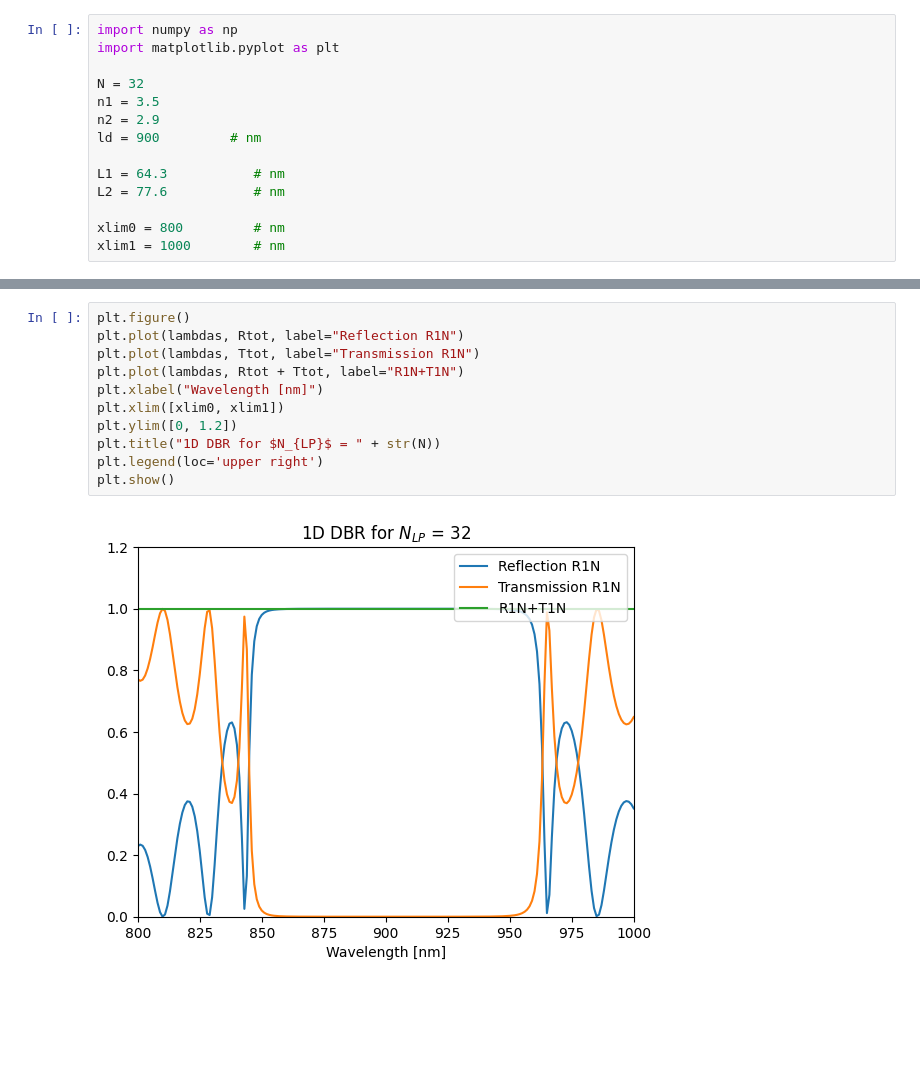
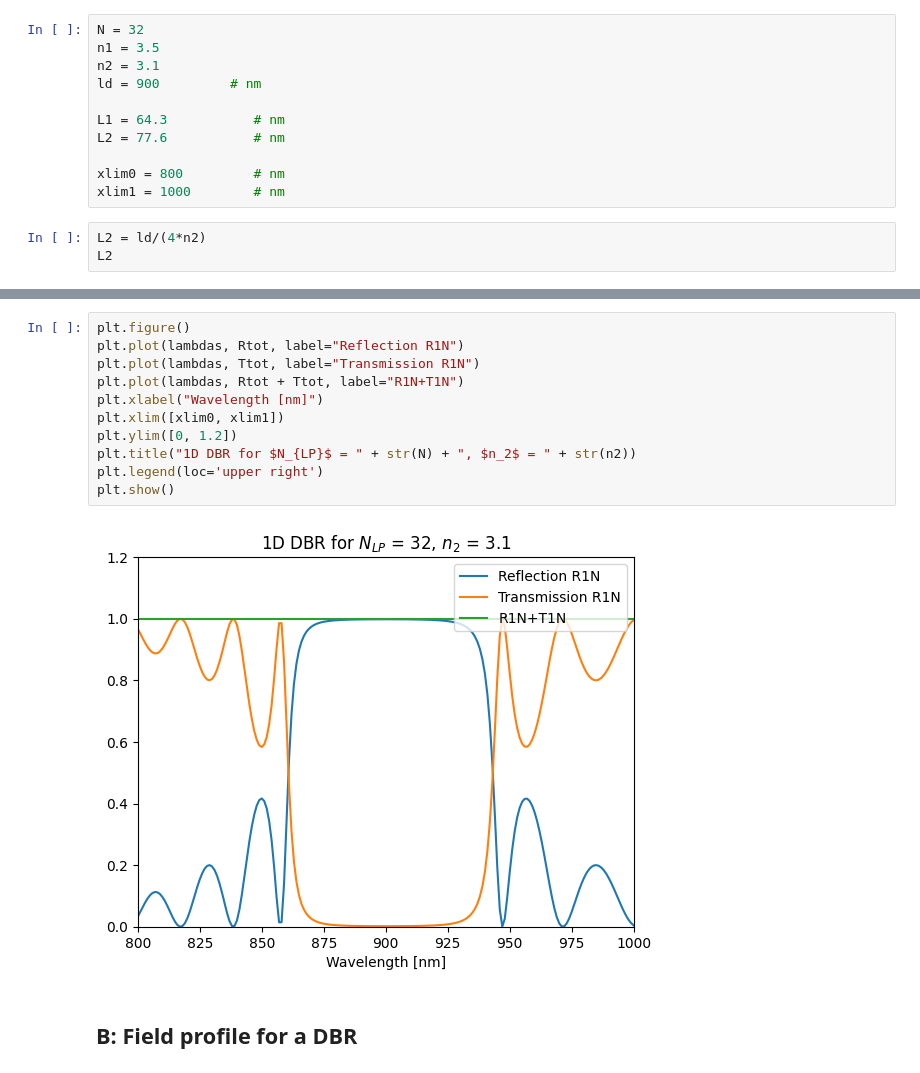
Before and after one commit to amcar-dtu/python-assignments, a Jupyter notebook: nano_opt_3.ipynb, the cells around one changed output, grey strips where cells are left out. Saved outputs shown, nothing was run; the diff lists cells and outputs as text; blank space fills up the shorter version.

```diff
--- a/nano_opt_3.ipynb
+++ b/nano_opt_3.ipynb
@@ -5,10 +9,7 @@
 # %%
-import numpy as np
-import matplotlib.pyplot as plt
-
 N = 32
 n1 = 3.5
-n2 = 2.9
+n2 = 3.1
 ld = 900         # nm
 
 L1 = 64.3           # nm
@@ -16,3 +17,6 @@ L2 = 77.6           # nm
 
 xlim0 = 800         # nm
 xlim1 = 1000        # nm
+# %%
+L2 = ld/(4*n2)
+L2
@@ -43,13 +49,15 @@ Ttot = np.array(Ttot)
 # %%
 plt.figure()
 plt.plot(lambdas, Rtot, label="Reflection R1N")
 plt.plot(lambdas, Ttot, label="Transmission R1N")
 plt.plot(lambdas, Rtot + Ttot, label="R1N+T1N")
 plt.xlabel("Wavelength [nm]")
 plt.xlim([xlim0, xlim1])
 plt.ylim([0, 1.2])
-plt.title("1D DBR for $N_{LP}$ = " + str(N))
+plt.title("1D DBR for $N_{LP}$ = " + str(N) + ", $n_2$ = " + str(n2))
 plt.legend(loc='upper right')
 plt.show()
 # %% [output]
-[figure, old version]
+[figure, new version]
+# %% [markdown]
+## B: Field profile for a DBR
```
Also changed, not shown: parts of 15 cells of this notebook, 6 other files.
